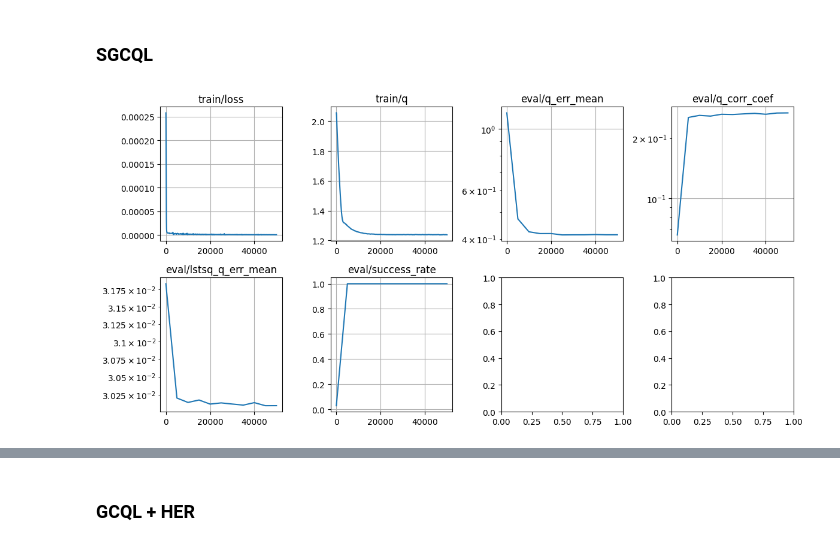
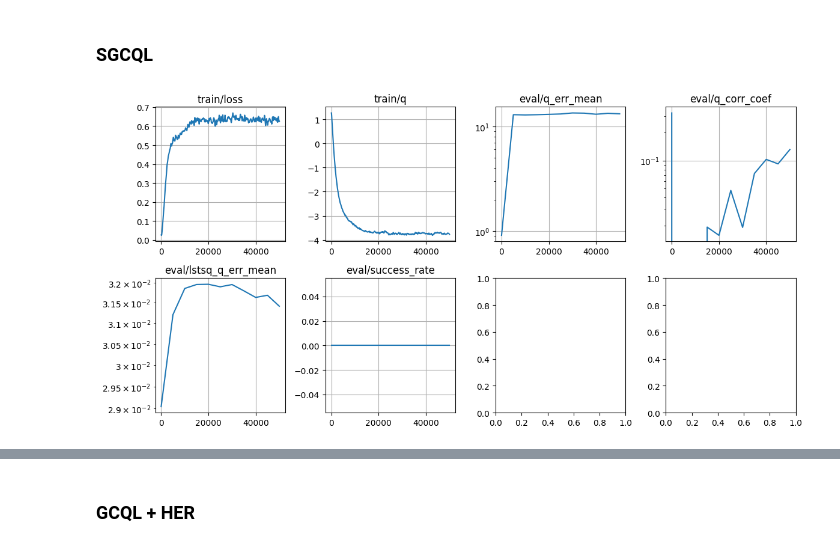
Before and after one commit to chongyi-zheng/ogbench, a Jupyter notebook: notebooks/mdp2gcmdp_CliffWalking.ipynb, the cells around one changed output, grey strips where cells are left out. Saved outputs shown, nothing was run; the diff lists cells and outputs as text; code cells hidden in the pictures.

```diff
--- a/notebooks/mdp2gcmdp_CliffWalking.ipynb
+++ b/notebooks/mdp2gcmdp_CliffWalking.ipynb
@@ -824,7 +823,8 @@ def loss_fn(params, target_params, batch):
   next_qs = next_qs.reshape([batch_size, aug_env.nA])
   next_q = jnp.max(next_qs, axis=-1)
   # target_q = (1 - discount) * batch['rewards'] + discount * batch['masks'] * next_q
-  target_q = (1 - discount) * batch['rewards'] + discount * next_q
+  # target_q = (1 - discount) * batch['rewards'] + discount * next_q
+  target_q = batch['rewards'] + discount * next_q
 
   # obs = jnp.arange(aug_env.nS)[:, None].repeat(aug_env.nA, axis=1).reshape(-1)
   # actions = jnp.arange(aug_env.nA)[None, :].repeat(aug_env.nS, axis=0).reshape(-1)
@@ -932,34 +932,34 @@ def evaluate_fn(params):
     'lstsq_q_err_mean': lstsq_q_err_mean,
     'success_rate': sr,
   }
 
   return info
 
 metrics = defaultdict(list)
 for i in tqdm.trange(1, num_iterations + 1):
   batch = sample_augmented_batch(batch_size)
   critic_params, target_critic_params, opt_state, loss, info = update_fn(
     critic_params, target_critic_params, opt_state, batch)
 
   for k, v in info.items():
     metrics['train/' + k].append(
       np.array([i, v])
     )
 
   if i == 1 or i % eval_interval == 0:
     eval_info = evaluate_fn(critic_params)
     for k, v in eval_info.items():
       metrics['eval/' + k].append(
         np.array([i, v])
       )
 
   if i == 1 or i % log_interval == 0:
     plot_metrics(metrics, logyscale_stats=['eval/q_err_mean', 'eval/q_corr_coef', 'eval/lstsq_q_err_mean'])
     display.clear_output(wait=True)
     plt.tight_layout()
     plt.show()
 # %% [output]
-[figure, old version]
+[figure, new version]
 # %%
 sgcql_metrics = metrics
 print(sgcql_metrics['eval/q_err_mean'][-1])
```
Also changed, not shown: parts of 10 cells of this notebook.
